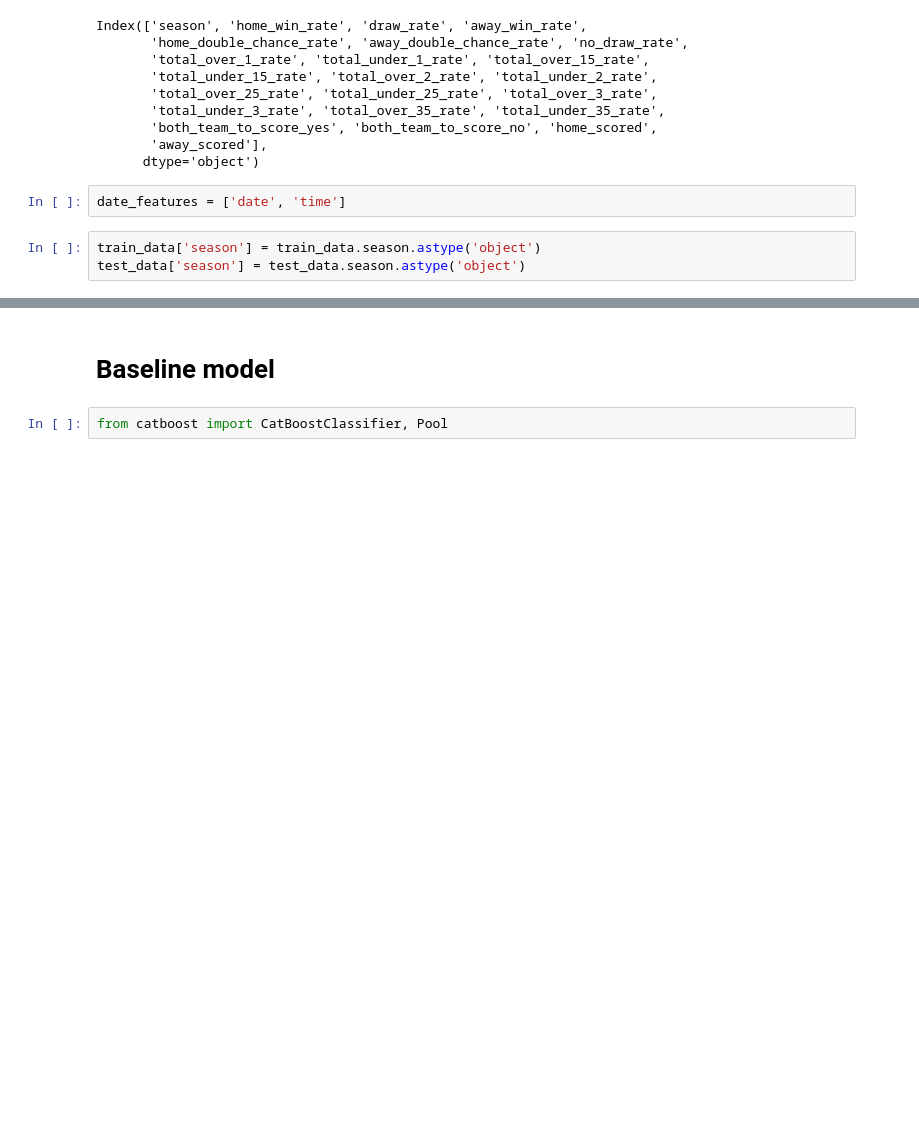
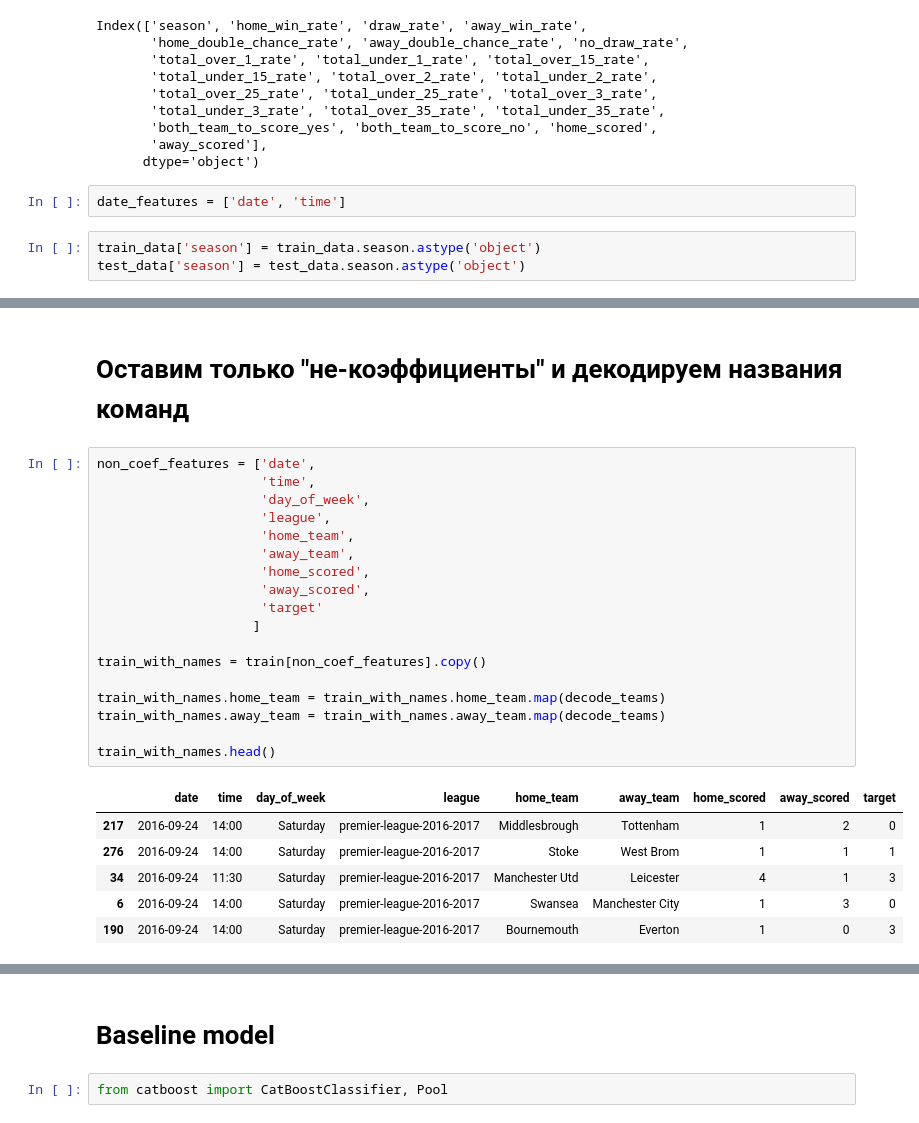
Before and after one commit to macroslav/bets-model, a Jupyter notebook: Bets pipeline.ipynb, the cells around one changed output, grey strips where cells are left out. Drawn from its saved outputs; the diff is of its cells as text; blank space fills up the shorter version.

```diff
--- a/Bets pipeline.ipynb
+++ b/Bets pipeline.ipynb
@@ -203,0 +87,27 @@ X_test, y_test = test.drop(columns=['target']), test.target
+# %% [markdown]
+# Оставим только "не-коэффициенты" и декодируем названия команд
+# %%
+non_coef_features = ['date',
+                     'time',
+                     'day_of_week',
+                     'league',
+                     'home_team',
+                     'away_team',
+                     'home_scored',
+                     'away_scored',
+                     'target'
+                    ]
+
+train_with_names = train[non_coef_features].copy()
+
+train_with_names.home_team = train_with_names.home_team.map(decode_teams)
+train_with_names.away_team = train_with_names.away_team.map(decode_teams)
+
+train_with_names.head()
+# %% [output]
+|  | date | time | day_of_week | league | home_team | away_team | home_scored | away_scored | target |
+| 217 | 2016-09-24 | 14:00 | Saturday | premier-league-2016-2017 | Middlesbrough | Tottenham | 1 | 2 | 0 |
+| 276 | 2016-09-24 | 14:00 | Saturday | premier-league-2016-2017 | Stoke | West Brom | 1 | 1 | 1 |
+| 34 | 2016-09-24 | 11:30 | Saturday | premier-league-2016-2017 | Manchester Utd | Leicester | 4 | 1 | 3 |
+| 6 | 2016-09-24 | 14:00 | Saturday | premier-league-2016-2017 | Swansea | Manchester City | 1 | 3 | 0 |
+| 190 | 2016-09-24 | 14:00 | Saturday | premier-league-2016-2017 | Bournemouth | Everton | 1 | 0 | 3 |
```
Also changed, not shown: parts of 46 cells of this notebook, 1 other file.
